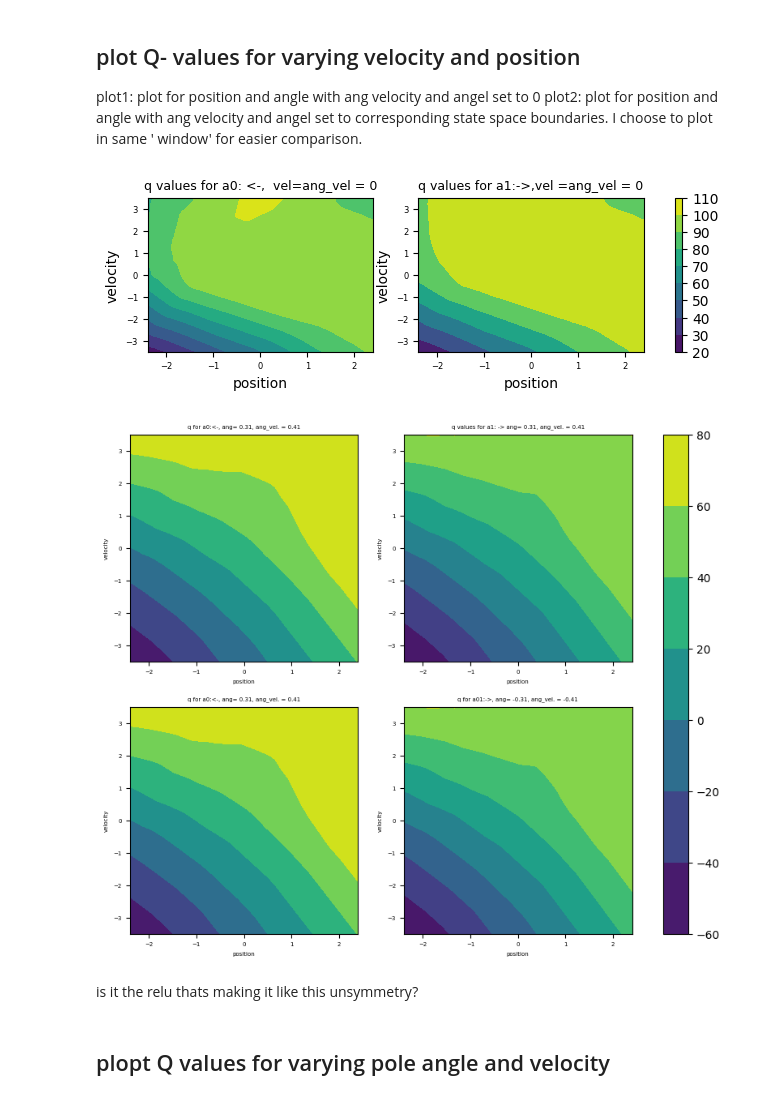
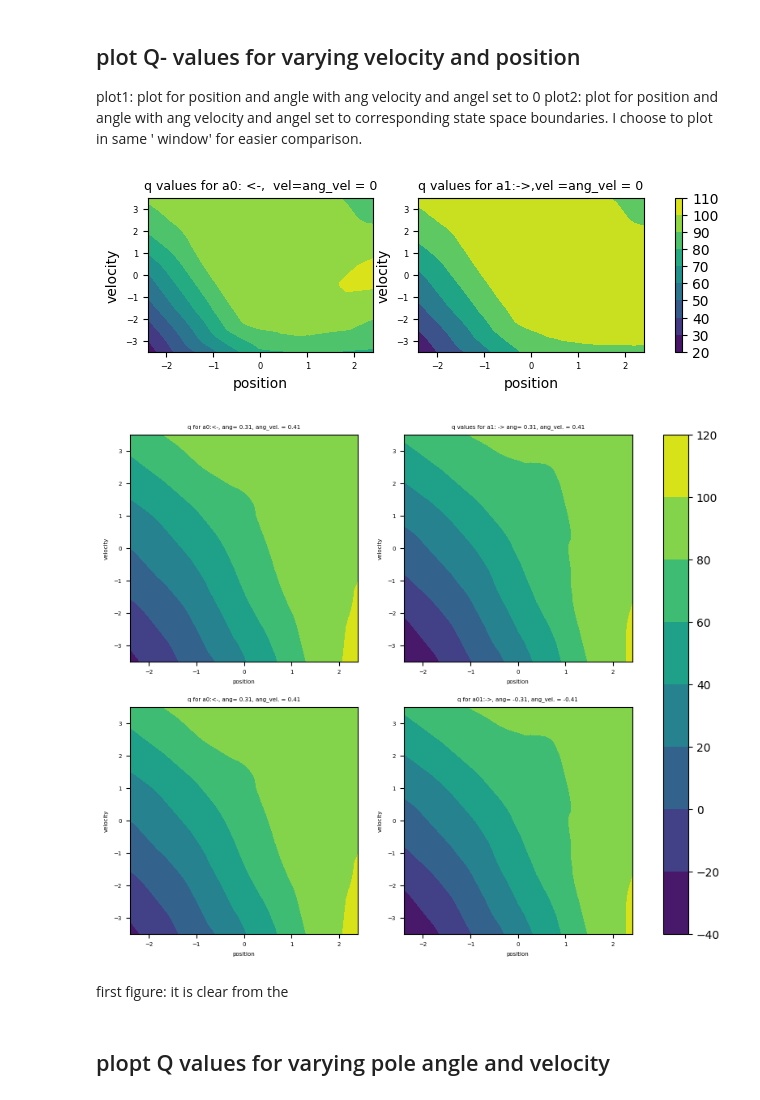
Before and after one commit to vakabs/kex-notebooks, a Jupyter notebook: heatmap_022524.ipynb, the cells around one changed output. Cells and saved outputs as stored; diff of their text form; code cells hidden in the pictures.

Commit message:
added plots

```diff
--- a/heatmap_022524.ipynb
+++ b/heatmap_022524.ipynb
@@ -741,7 +741,7 @@ loader =  tester_loader(path)
 loader.set_loaded_data(param_to_test, param_values_to_test)
 dqn_agent = loader.dqn_Dict[loader.keys[0]][0]
 #trainer = parameter_tester_trainer(path, param_to_test)
-rewards = test_episode_rewards(dqn_agent, 1)
+rewards = test_episode_rewards(dqn_agent, 100)
 tot_reward =0
 for reward in rewards:
     tot_reward += reward
@@ -818,8 +818,8 @@ def Q_variable(dqn_agent,data_len, xstate, ystate, const_state_dic):
             state = state.to(dqn_agent.nn.adv.weight.dtype)
             Q_tensor = dqn_agent.nn(state)
             q_array = Q_tensor.detach().numpy()
-            q_a0[j][i] = q_array[0]
-            q_a1[j][i] = q_array[1]
+            q_a0[i][j] = q_array[0]
+            q_a1[i][j] = q_array[1]
     return x, y, q_a0,q_a1
 # %% [markdown]
 ## plot Q- values for varying velocity and position
@@ -827,7 +827,7 @@ plot1: plot for position and  angle with ang velocity and angel set to 0
 plot2: plot for position and  angle with ang velocity and angel set to corresponding state space boundaries.
 I choose to plot in same ' window' for easier comparison.
 # %%
-const_state_dic = { 'ang': 0, 'a_vel': 0 }
+const_state_dic = { 'ang': 0, 'a_vel':0 }
 x, y,q_a0, q_a1= Q_variable(dqn_agent, 100, 'pos', 'vel', const_state_dic)
 def my_plotter(ax, data1, data2, data3):
     Q = ax.contourf(data1,data2, data3)
@@ -847,45 +847,45 @@ ax2.set_xlabel('position')
 (ax2).set_ylabel('velocity')
 
 cbar = plt.colorbar(plot_ax1, ax = ax)
-const_state_dic1 = {'ang': 0.31, 'a_vel': 3.41 }
-const_state_dic2 = {'ang': -0.31, 'a_vel': -3.41 }
+const_state_dic1 = {'ang': 0.15, 'a_vel': 2.2 }
+const_state_dic2 = {'ang': -0.15, 'a_vel': -2.2 }
 x, y, q1_a0, q1_a1= Q_variable(dqn_agent, 100, 'pos', 'vel', const_state_dic1)
 x, y, q1_a0, q1_a1= Q_variable(dqn_agent, 100, 'pos', 'vel', const_state_dic2)
 
 
 fig2,ax = plt.subplots(nrows=2, ncols=2, figsize=(10,8) )
 (ax1, ax2), (ax3, ax4)= ax
 plot_ax1 = my_plotter(ax1, x,y,q1_a0)
 plot_ax2 = my_plotter(ax2, x,y,q1_a1)
 plot_ax3 = my_plotter(ax3, x,y,q1_a0)
 plot_ax4 = my_plotter(ax4, x,y,q1_a1)
 ax1.tick_params(labelsize=5)
 
 ax1.set_xlabel('position',fontsize=5)
 (ax1).set_ylabel('velocity',fontsize=5)
 ax1.set_title("q for a0:<-, ang= 0.31, ang_vel. = 0.41",fontsize=5)
 ax2.set_title("q values for a1: -> ang= 0.31, ang_vel. = 0.41",fontsize=5)
 ax2.tick_params(labelsize=5)
 ax2.set_xlabel('position',fontsize=5)
 (ax2).set_ylabel('velocity',fontsize=5)
 ax3.set_xlabel('position',fontsize=5)
 ax3.tick_params(labelsize=5)
 (ax3).set_ylabel('velocity',fontsize=5)
 ax3.set_title("q for a0:<-, ang= 0.31, ang_vel. = 0.41",fontsize=5)
 ax4.set_title("q for a01:->, ang= -0.31, ang_vel. = -0.41",fontsize=5)
 ax4.set_xlabel('position',fontsize=5)
 (ax4).set_ylabel('velocity',fontsize=5)
 ax4.tick_params(labelsize=5)
 
 #ax1.clabel(CS, inline=True, inline_spacing=3, rightside_up=True )
 
 cbar = plt.colorbar(plot_ax1, ax = ax)
 # %% [output]
-[figure, old version]
+[figure, new version]
-[figure, old version]
+[figure, new version]
-# %% [markdown]
-
-is it the relu thats making it like this unsymmetry?
+# %% [markdown]
+first figure:
+it is clear from the
 # %% [markdown]
 ## plopt Q values for varying pole angle and velocity
 # %%
```
Also changed, not shown: parts of 9 cells of this notebook.
